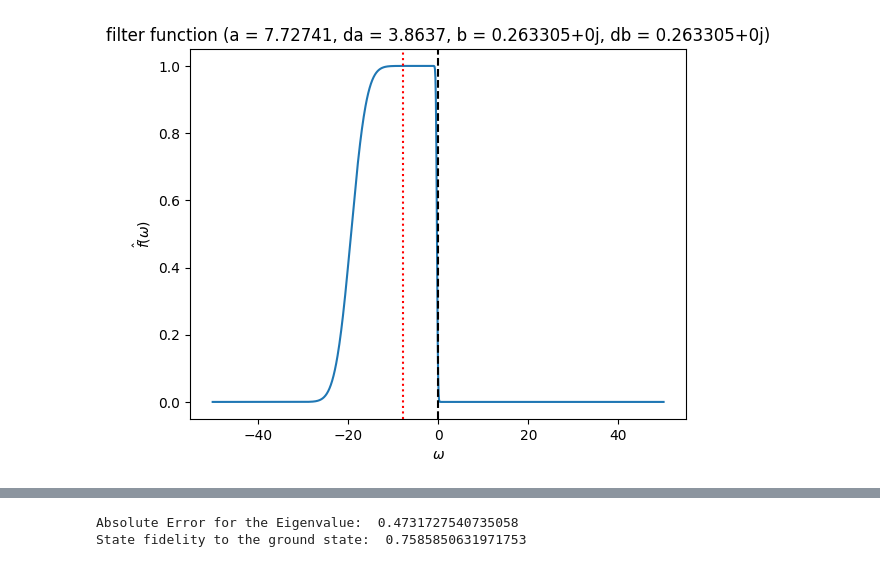
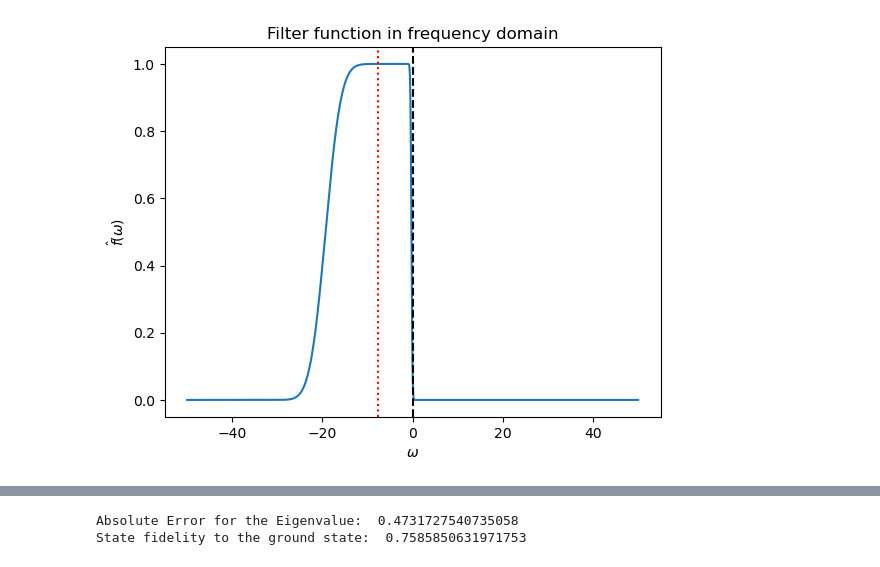
Before and after one commit to erenaykrcn/qetu, a Jupyter notebook: examples/TFIM/TFIM_L6.ipynb, the cells around one changed output, grey strips where cells are left out. Cells and saved outputs as stored; diff of their text form; code cells hidden in the pictures.

```diff
--- a/examples/TFIM/TFIM_L6.ipynb
+++ b/examples/TFIM/TFIM_L6.ipynb
@@ -37,18 +37,18 @@ Ground State Energy -7.727406610312517
 # %%
 # Visualize the filter function that will be used for Linbladian sim. in frequency domain.
 
 Sw = np.linalg.norm(hamil, ord=2)
 gap = eigenvalues_sort[1] - eigenvalues_sort[0]
 a, da, b, db  = (2.5*Sw, 0.5*Sw, gap, gap)
 fhat = lambda w: filter_function(w, a, da, b, db)
 
 wlist = np.linspace(-50, 50, 1001, endpoint=True)
 plt.plot(wlist, np.abs(fhat(wlist)))
 plt.xlabel(r"$\omega$")
 plt.ylabel(r"$\hat{f}(\omega)$")
-plt.title(f"filter function (a = {Sw:g}, da = {da:g}, b = {b:g}, db = {db:g})")
+plt.title(f"Filter function in frequency domain")
 plt.axvline(0, color="k", linestyle="--")
 plt.axvline(-Sw, color="r", linestyle=":")
-plt.show()
+plt.savefig("f_hat.pdf")
 # %% [output]
-[figure, old version]
+[figure, new version]
```
Also changed, not shown: parts of 3 cells of this notebook, 19 other files.
